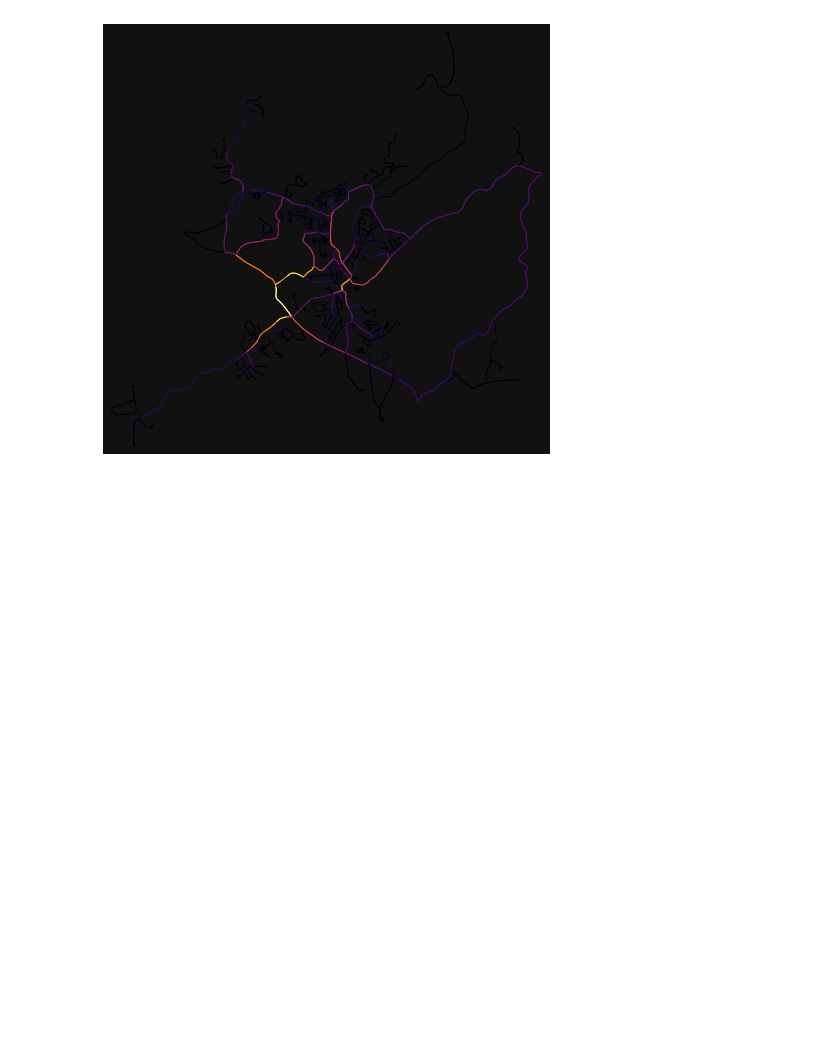
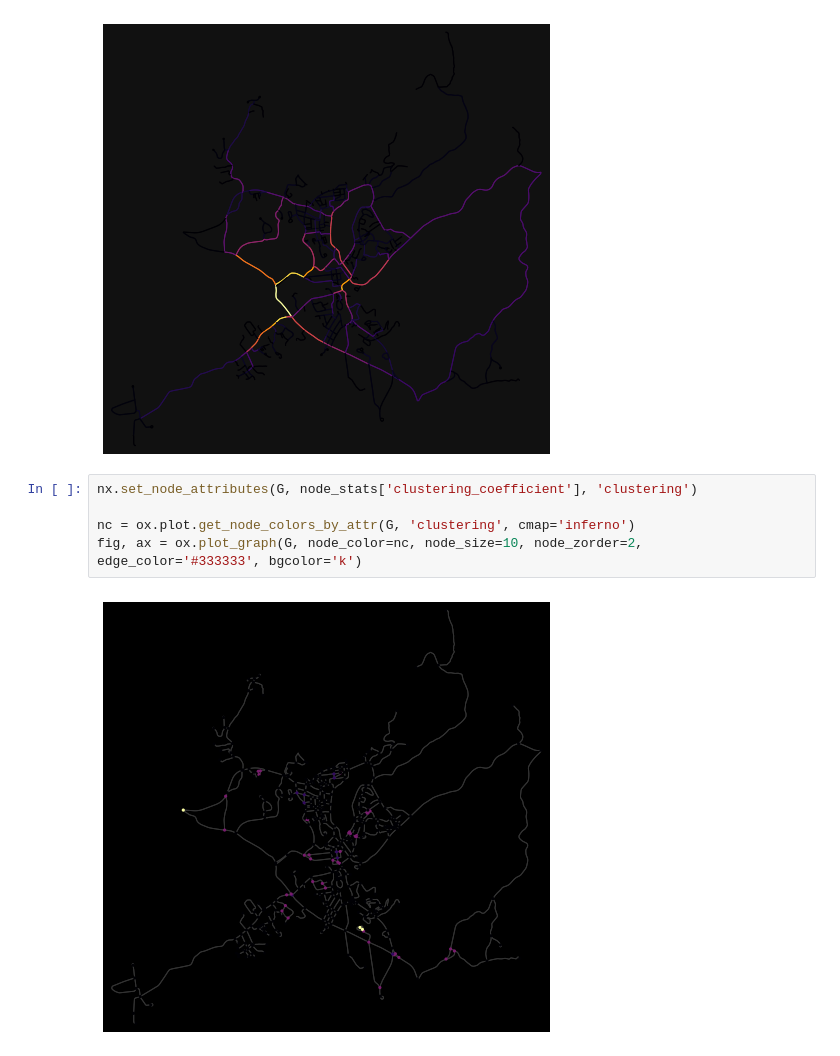
Before and after one commit to asrenninger/jams, a Jupyter notebook: python/sample.ipynb, the cells around one changed output. Saved outputs shown, nothing was run; the diff lists cells and outputs as text; blank space fills up the shorter version.

```diff
--- a/python/sample.ipynb
+++ b/python/sample.ipynb
@@ -85,3 +86,10 @@ ec = ox.plot.get_edge_colors_by_attr(G, 'tween_centrality', cmap='inferno')
 fig, ax = ox.plot_graph(G, edge_color=ec, edge_linewidth=1, node_size=0)
 # %% [output]
 [figure]
+# %%
+nx.set_node_attributes(G, node_stats['clustering_coefficient'], 'clustering')
+
+nc = ox.plot.get_node_colors_by_attr(G, 'clustering', cmap='inferno')
+fig, ax = ox.plot_graph(G, node_color=nc, node_size=10, node_zorder=2, edge_color='#333333', bgcolor='k')
+# %% [output]
+[figure, added]
```
Also changed, not shown: parts of 1 cell of this notebook, 1 other file.
